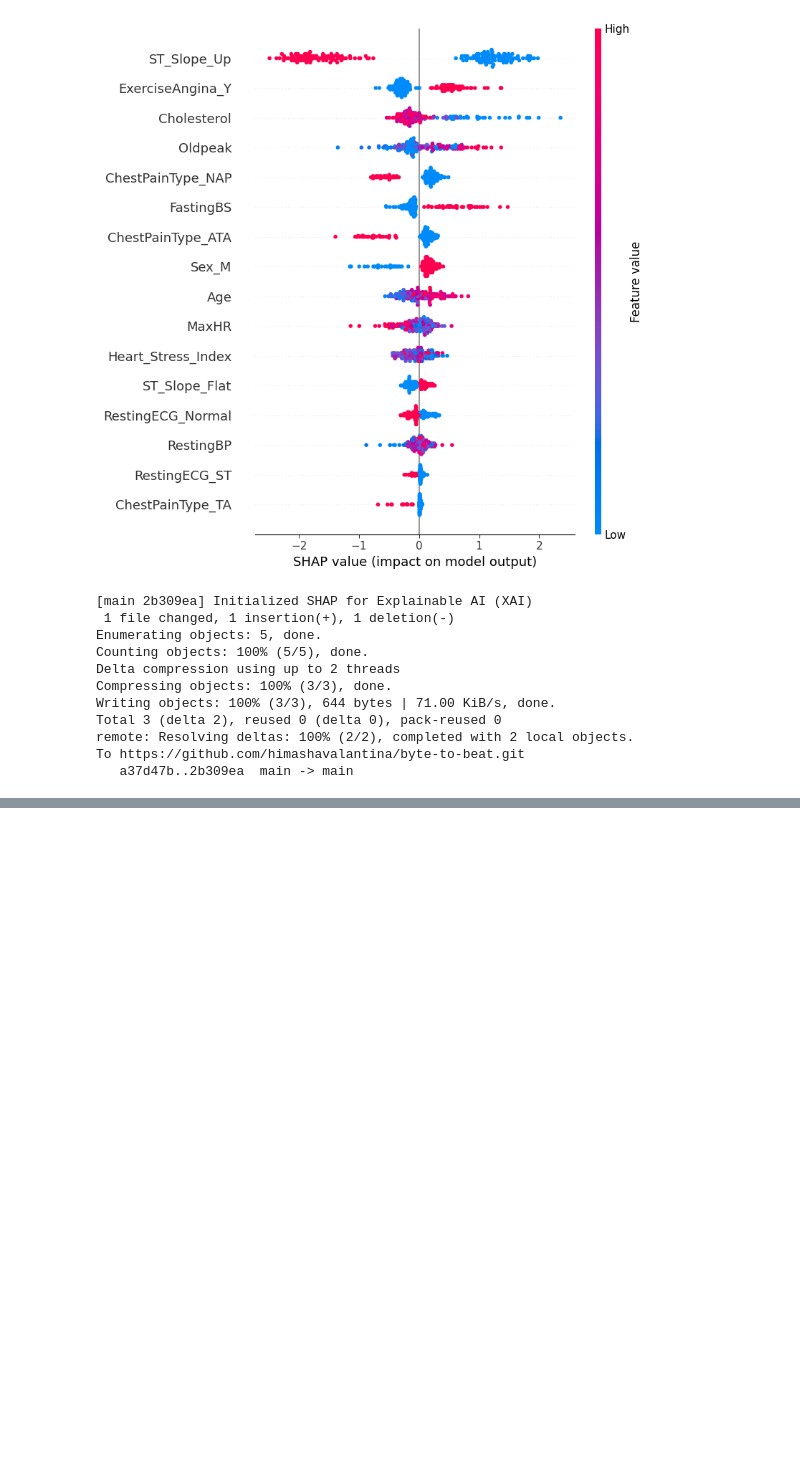
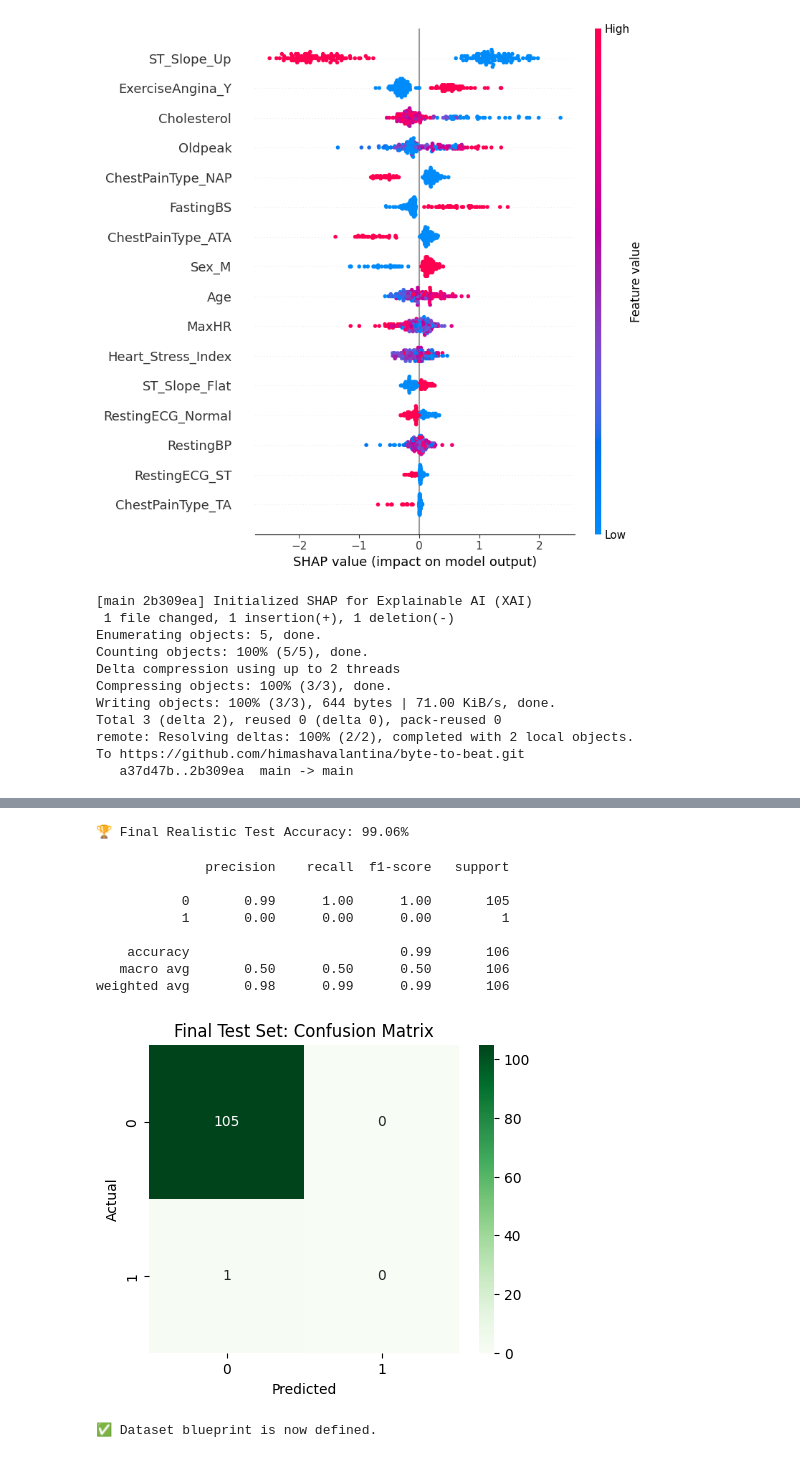
Before and after one commit to himashavalantina/byte-to-beat, a Jupyter notebook: byte to beat.ipynb, the cells around one changed output, grey strips where cells are left out. Drawn from its saved outputs; the diff is of its cells as text; code cells hidden in the pictures; blank space fills up the shorter version.

Commit message:
hybrid modeling

```diff
--- a/byte to beat.ipynb
+++ b/byte to beat.ipynb
@@ -793,0 +1222,6 @@ dtype: float64
+# %%
+# Re-initialize with the fixed class logic
+train_dataset = MultiModalHeartDataset(X_train_ecg_resampled, X_train_tab, y_train_label)
+train_loader = DataLoader(train_dataset, batch_size=32, shuffle=True)
+
+print(f"✅ Success! Loaded {len(train_dataset)} samples into the Multi-Modal pipeline.")
@@ -793,0 +1403,72 @@ dtype: float64
+# %%
+hybrid_model.eval() # Turn off Dropout for testing
+correct = 0
+total = 0
+
+with torch.no_grad():
+    for ecg_batch, tab_batch, label_batch in test_loader:
+        outputs = hybrid_model(ecg_batch, tab_batch)
+        _, predicted = torch.max(outputs.data, 1)
+        total += label_batch.size(0)
+        correct += (predicted == label_batch).sum().item()
+
+print(f"🏆 Final Realistic Test Accuracy: {100 * correct / total:.2f}%")
+# %% [output]
+🏆 Final Realistic Test Accuracy: 99.06%
+# %%
+from sklearn.metrics import confusion_matrix, classification_report
+import seaborn as sns
+import matplotlib.pyplot as plt
+
+hybrid_model.eval()
+y_pred = []
+y_true = []
+
+with torch.no_grad():
+    for ecg_batch, tab_batch, label_batch in test_loader:
+        outputs = hybrid_model(ecg_batch, tab_batch)
+        _, predicted = torch.max(outputs, 1)
+        y_pred.extend(predicted.cpu().numpy())
+        y_true.extend(label_batch.cpu().numpy())
+
+# Display the classification report
+print(classification_report(y_true, y_pred))
+
+# Plot the Heatmap
+cm = confusion_matrix(y_true, y_pred)
+plt.figure(figsize=(5,4))
+sns.heatmap(cm, annot=True, fmt='d', cmap='Greens')
+plt.xlabel('Predicted')
+plt.ylabel('Actual')
+plt.title('Final Test Set: Confusion Matrix')
+plt.show()
+# %% [output]
+              precision    recall  f1-score   support
+
+           0       0.99      1.00      1.00       105
+           1       0.00      0.00      0.00         1
+
+    accuracy                           0.99       106
+   macro avg       0.50      0.50      0.50       106
+weighted avg       0.98      0.99      0.99       106
+[figure, added]
+# %%
+import torch
+from torch.utils.data import Dataset
+
+class MultiModalHeartDataset(Dataset):
+    def __init__(self, ecg_data, tabular_data, labels):
+        # Convert data to PyTorch Tensors and add a channel dimension to ECG
+        self.ecg_data = torch.tensor(ecg_data, dtype=torch.float32).unsqueeze(1)
+        self.tabular_data = torch.tensor(tabular_data.values if hasattr(tabular_data, 'values') else tabular_data, dtype=torch.float32)
+        self.labels = torch.tensor(labels.values if hasattr(labels, 'values') else labels, dtype=torch.long)
+
+    def __len__(self):
+        return len(self.labels)
+
+    def __getitem__(self, idx):
+        return self.ecg_data[idx], self.tabular_data[idx], self.labels[idx]
+
+print("✅ Dataset blueprint is now defined.")
+# %% [output]
+✅ Dataset blueprint is now defined.
```
Also changed, not shown: parts of 38 cells of this notebook, 3 other files.
